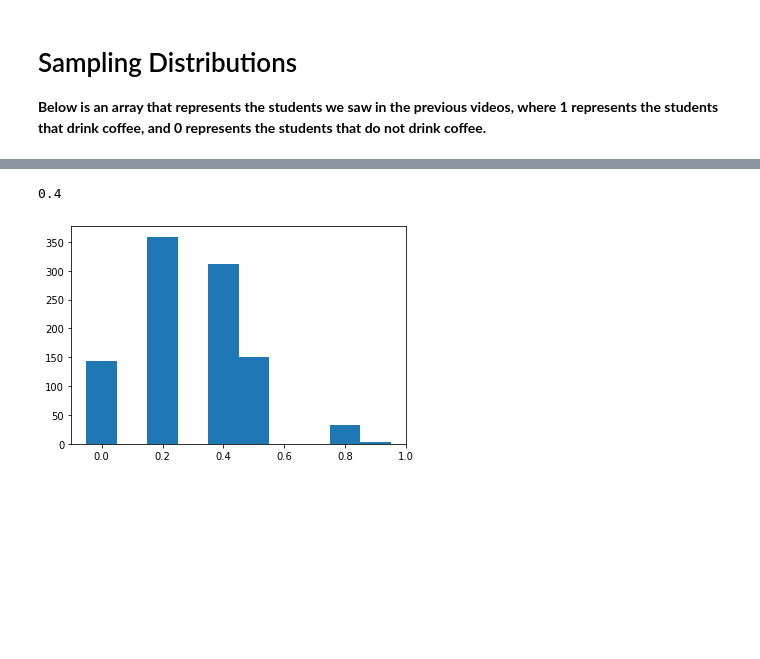
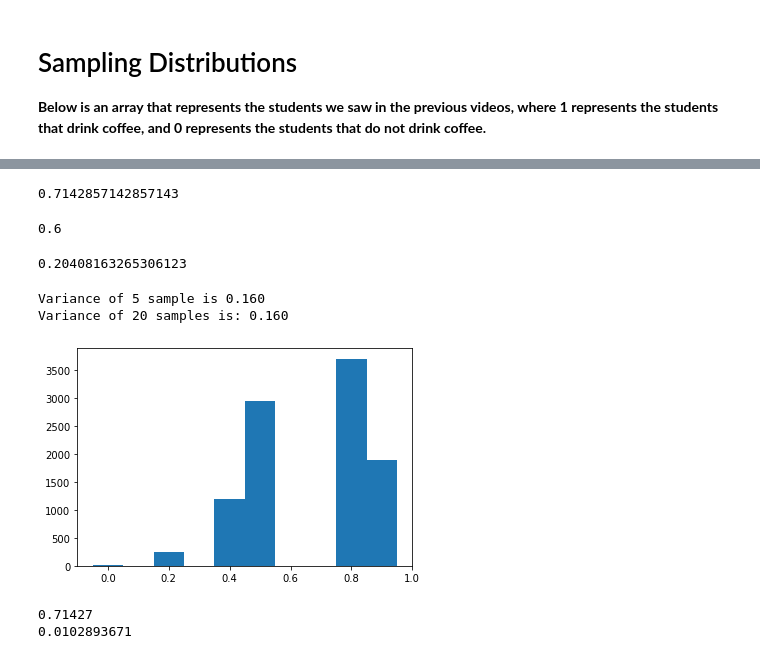
Before and after one commit to mzhoolideh/data_science_pract, a Jupyter notebook: labs/probability_pract.ipynb, the cells around one changed output, grey strips where cells are left out. Cells and saved outputs as stored; diff of their text form; code cells hidden in the pictures; blank space fills up the shorter version.

```diff
--- a/labs/probability_pract.ipynb
+++ b/labs/probability_pract.ipynb
@@ -251,14 +246,32 @@ array([1, 1, 0, 1, 0, 1, 0, 0, 0, 1, 0, 0, 0, 0, 0, 1, 0, 1, 0, 0, 0])
+# %%
+students = np.array([1,0,0,1,1,1,1,0,0,1,1,1,0,0,1,1,1,1,1,1,1])
+students.mean()
+# %% [output]
+0.7142857142857143
 # %%
 sampe = np.random.choice(students, size=5)
 sampe.mean()
 # %% [output]
-0.4
+0.6
+# %%
+np.var(students)
+# %% [output]
+0.20408163265306123
+# %%
+np.random.seed(42)
+sample_5 = np.random.choice(students, size=5)
+sample_20 = np.random.choice(students, size=20)
+
+print("Variance of 5 sample is %.3f \nVariance of 20 samples is: %.3f" %(sample_5.var(), sample_20.var()))
+# %% [output]
+Variance of 5 sample is 0.160
+Variance of 20 samples is: 0.160
 # %%
 samples = []
-for _ in range(1000):
+for _ in range(10000):
     sample = np.random.choice(students, size=5)
     samples.append(sample.mean())
 # %%
-plt.hist(samples, align='left', bins=10);
+plt.hist(samples, align='left');
 # %% [output]
-[figure, old version]
+[figure, new version]
@@ -264,0 +287,6 @@ plt.hist(samples, align='left', bins=10);
+# %%
+print(np.mean(samples_20))
+print(np.var(samples_20))
+# %% [output]
+0.71427
+0.0102893671
```
Also changed, not shown: parts of 17 cells of this notebook.
